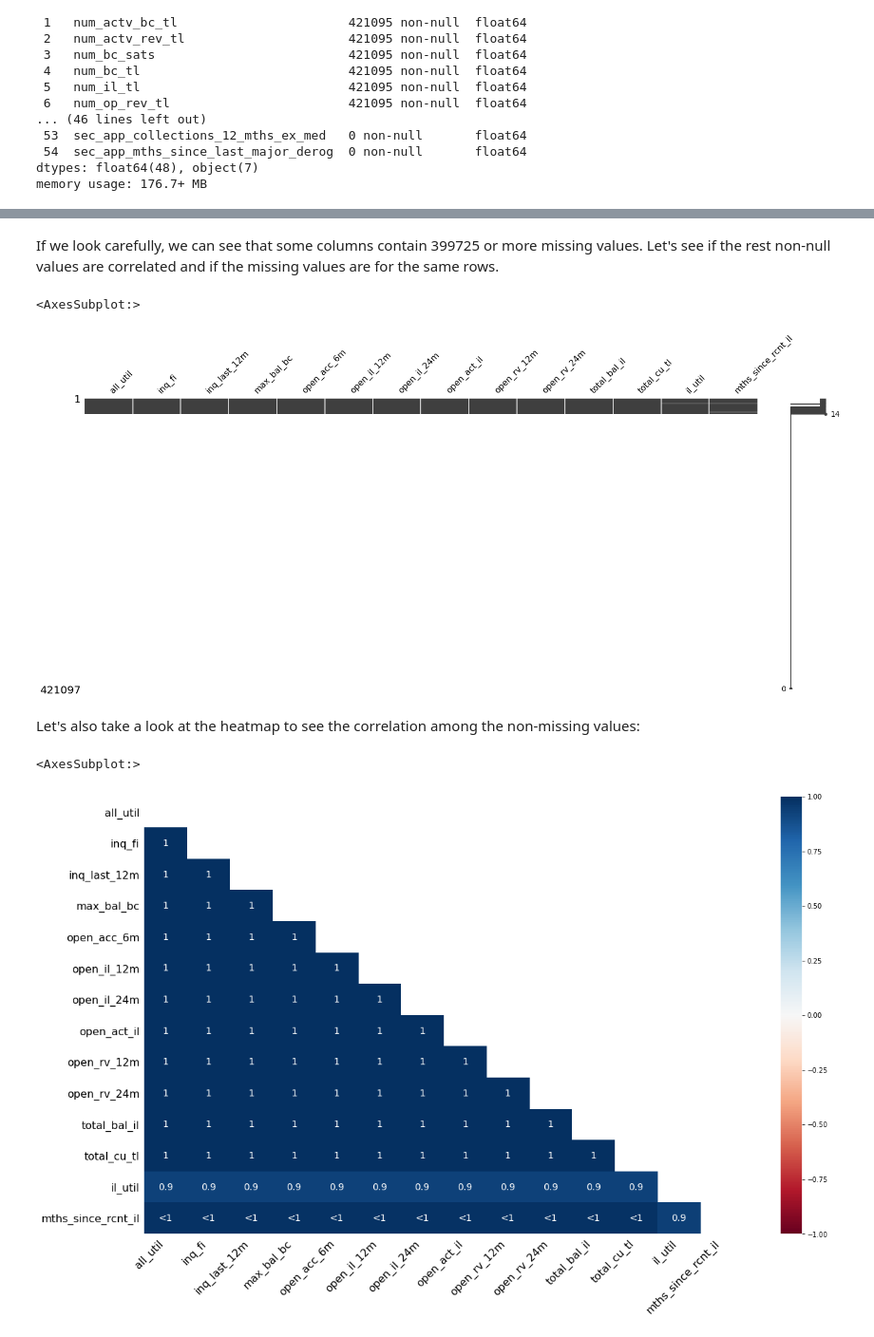
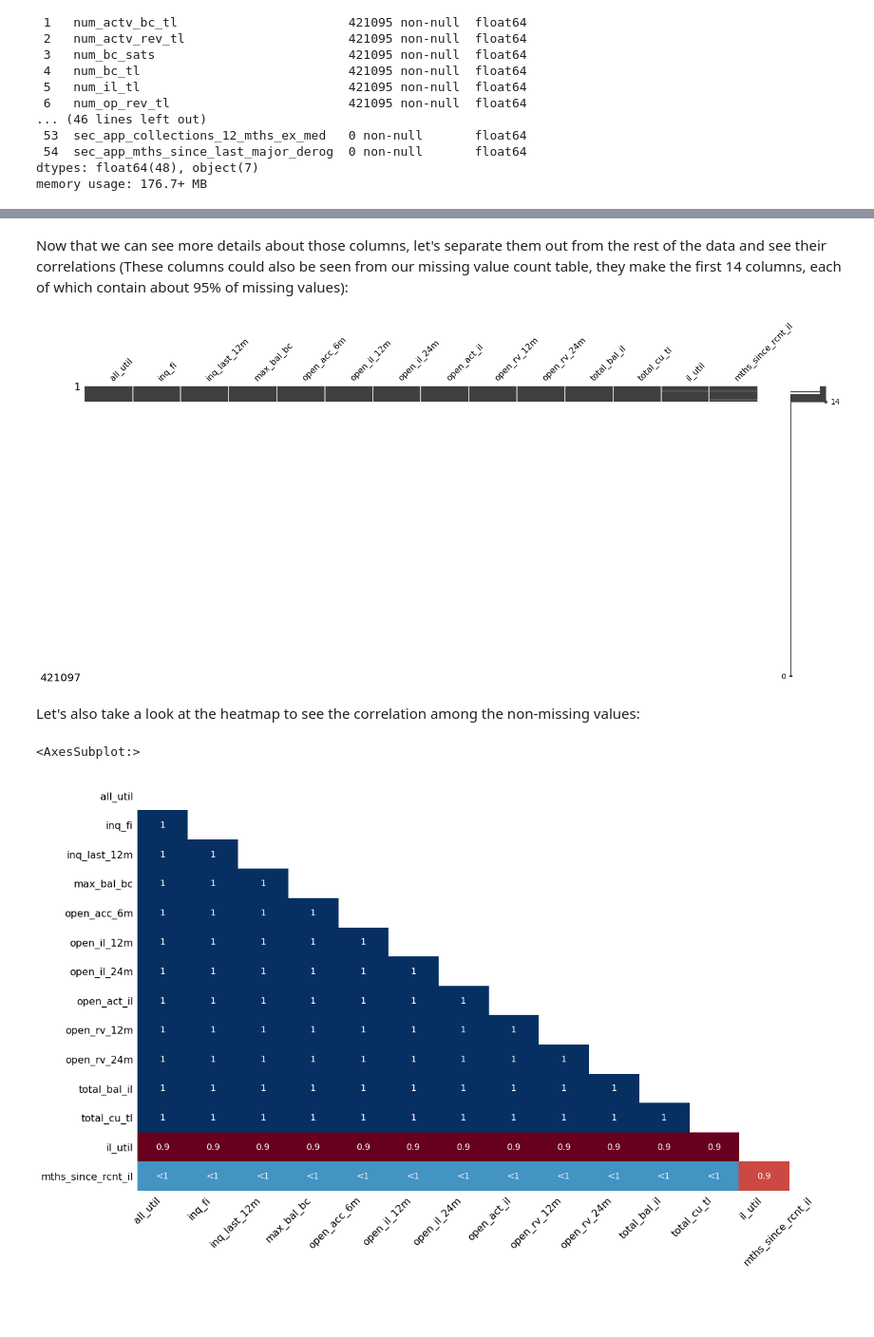
Before and after one commit to daniyarsaparov/Financial_analysis, a Jupyter notebook: Financial_analysis_of_loans_Data_Wrangling.ipynb, the cells around one changed output, grey strips where cells are left out. Shown: that part at 95% size. Saved outputs shown, nothing was run; the diff lists cells and outputs as text; code cells hidden in the pictures; blank space fills up the shorter version.

```diff
--- a/Financial_analysis_of_loans_Data_Wrangling.ipynb
+++ b/Financial_analysis_of_loans_Data_Wrangling.ipynb
@@ -91,0 +101,2 @@ memory usage: 176.7+ MB
+# %%
+data.dropna(axis='columns', how='any', thresh=1000, inplace=True)
@@ -137,2 +172,0 @@ We can see that some of the columns have no information at all and some contain
-# %%
-data = data.dropna(axis='columns', how='any', thresh=1000)
@@ -163,2 +172,0 @@ missing.sort_values(by=['count', '%'], ascending=False).head(30)
-# %% [markdown]
-If we look carefully, we can see that some columns contain 399725 or more missing values. Let's see if the rest non-null values are correlated and if the missing values are for the same rows.
@@ -167,17 +173,20 @@ If we look carefully, we can see that some columns contain 399725 or more missin
+# %% [markdown]
+Now that we can see more details about those columns, let's separate them out from the rest of the data and see their correlations (These columns could also be seen from our missing value count table, they make the first 14 columns, each of which contain about 95% of missing values):
 # %%
 msno.matrix(data[['all_util', 'inq_fi', 'inq_last_12m', 'max_bal_bc', 'open_acc_6m',
-                      'open_il_12m', 'open_il_24m', 'open_act_il', 'open_rv_12m', 'open_rv_24m',
-                      'total_bal_il', 'total_cu_tl', 'il_util', 'mths_since_rcnt_il']])
+                  'open_il_12m', 'open_il_24m', 'open_act_il', 'open_rv_12m', 'open_rv_24m',
+                  'total_bal_il', 'total_cu_tl', 'il_util', 'mths_since_rcnt_il']])
+plt.show()
 # %% [output]
-<AxesSubplot:>
 [figure]
 # %% [markdown]
 Let's also take a look at the heatmap to see the correlation among the non-missing values:
 # %%
-msno.heatmap(data_test[['all_util', 'inq_fi', 'inq_last_12m', 'max_bal_bc', 'open_acc_6m',
+msno.heatmap(data[['all_util', 'inq_fi', 'inq_last_12m', 'max_bal_bc', 'open_acc_6m',
                       'open_il_12m', 'open_il_24m', 'open_act_il', 'open_rv_12m', 'open_rv_24m',
                       'total_bal_il', 'total_cu_tl', 'il_util', 'mths_since_rcnt_il']])
+# sns.heatmap(data.corr(), square=True, cmap='RdYlGn')
 # %% [output]
 <AxesSubplot:>
-[figure, old version]
+[figure, new version]
 # %% [markdown]
```
Also changed, not shown: parts of 90 cells of this notebook.
